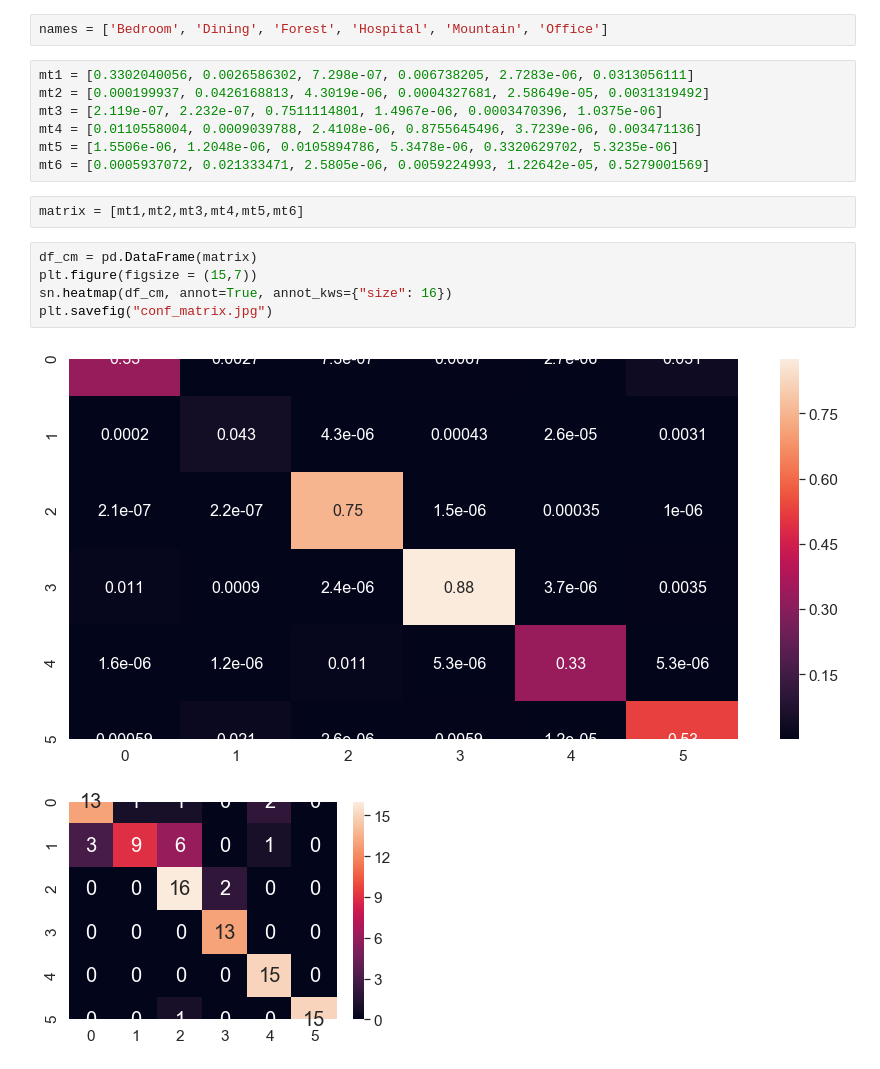
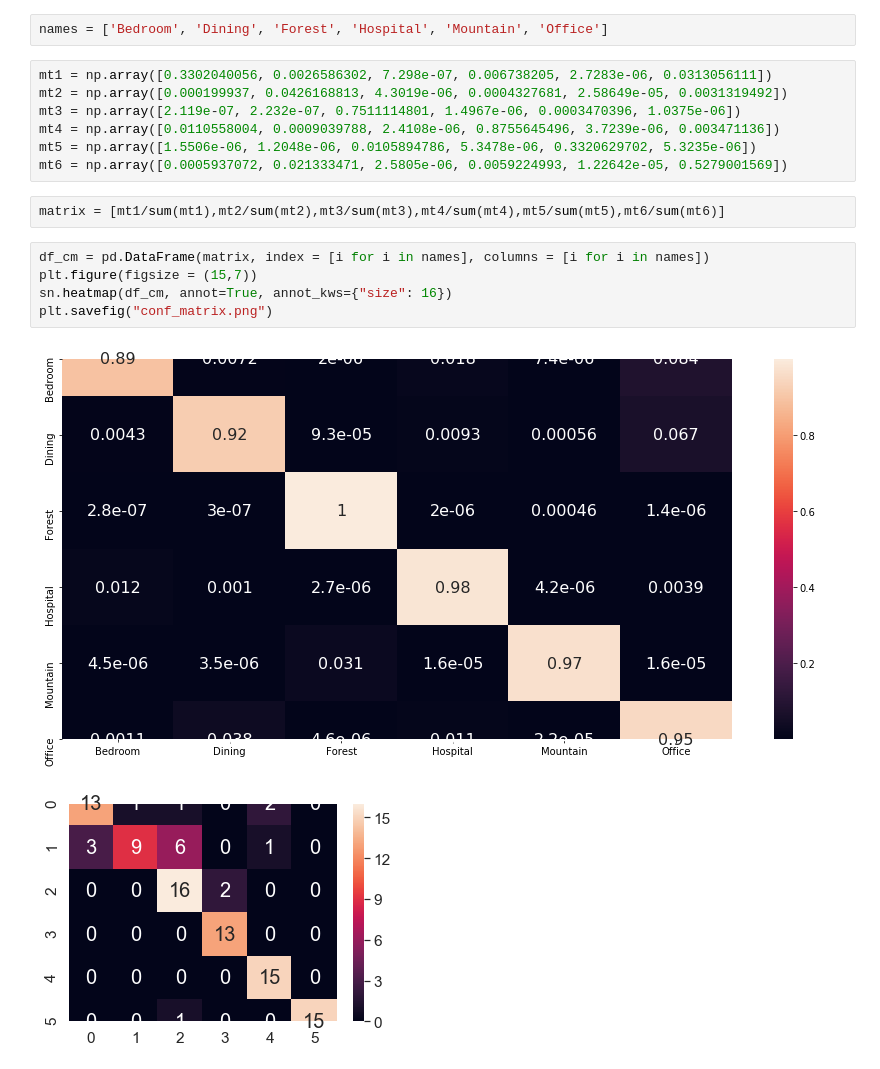
Before and after one commit to ZhengyuLi0929/DeepNet, a Jupyter notebook: placesCNN_upgraded/make_matrix.ipynb, the cells around one changed output. Drawn from its saved outputs; the diff is of its cells as text.

```diff
--- a/placesCNN_upgraded/make_matrix.ipynb
+++ b/placesCNN_upgraded/make_matrix.ipynb
@@ -6,21 +6,21 @@ import matplotlib.pyplot as plt
 # %%
 names = ['Bedroom', 'Dining', 'Forest', 'Hospital', 'Mountain', 'Office']
 # %%
-mt1 = [0.3302040056, 0.0026586302, 7.298e-07, 0.006738205, 2.7283e-06, 0.0313056111]
-mt2 = [0.000199937, 0.0426168813, 4.3019e-06, 0.0004327681, 2.58649e-05, 0.0031319492]
-mt3 = [2.119e-07, 2.232e-07, 0.7511114801, 1.4967e-06, 0.0003470396, 1.0375e-06]
-mt4 = [0.0110558004, 0.0009039788, 2.4108e-06, 0.8755645496, 3.7239e-06, 0.003471136]
-mt5 = [1.5506e-06, 1.2048e-06, 0.0105894786, 5.3478e-06, 0.3320629702, 5.3235e-06]
-mt6 = [0.0005937072, 0.021333471, 2.5805e-06, 0.0059224993, 1.22642e-05, 0.5279001569]
+mt1 = np.array([0.3302040056, 0.0026586302, 7.298e-07, 0.006738205, 2.7283e-06, 0.0313056111])
+mt2 = np.array([0.000199937, 0.0426168813, 4.3019e-06, 0.0004327681, 2.58649e-05, 0.0031319492])
+mt3 = np.array([2.119e-07, 2.232e-07, 0.7511114801, 1.4967e-06, 0.0003470396, 1.0375e-06])
+mt4 = np.array([0.0110558004, 0.0009039788, 2.4108e-06, 0.8755645496, 3.7239e-06, 0.003471136])
+mt5 = np.array([1.5506e-06, 1.2048e-06, 0.0105894786, 5.3478e-06, 0.3320629702, 5.3235e-06])
+mt6 = np.array([0.0005937072, 0.021333471, 2.5805e-06, 0.0059224993, 1.22642e-05, 0.5279001569])
 # %%
-matrix = [mt1,mt2,mt3,mt4,mt5,mt6]
+matrix = [mt1/sum(mt1),mt2/sum(mt2),mt3/sum(mt3),mt4/sum(mt4),mt5/sum(mt5),mt6/sum(mt6)]
 # %%
-df_cm = pd.DataFrame(matrix)
+df_cm = pd.DataFrame(matrix, index = [i for i in names], columns = [i for i in names])
 plt.figure(figsize = (15,7))
 sn.heatmap(df_cm, annot=True, annot_kws={"size": 16})
-plt.savefig("conf_matrix.jpg")
+plt.savefig("conf_matrix.png")
 # %% [output]
-[figure, old version]
+[figure, new version]
 # %%
 # %% [output]
 [figure]
```
Also changed, not shown: 6 other files.
